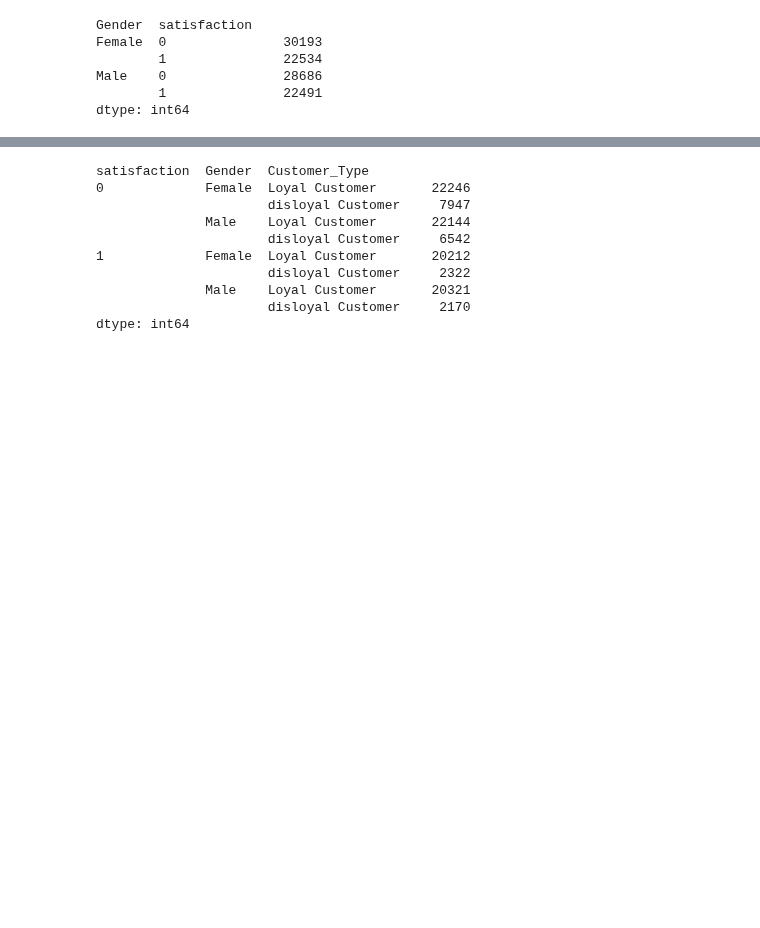
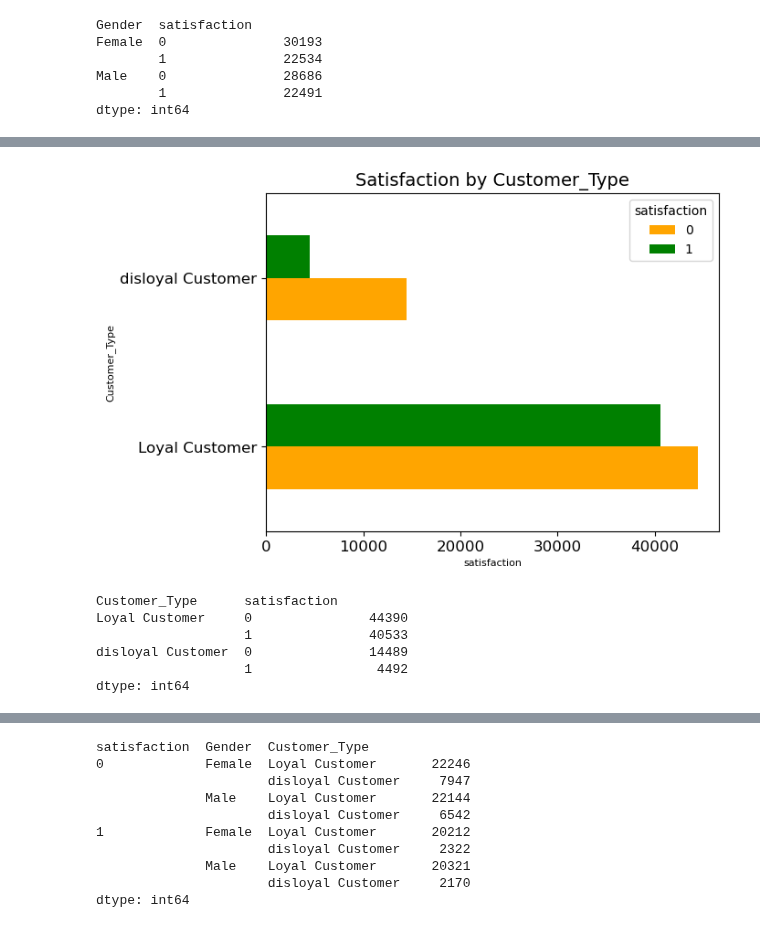
Before and after one commit to speplinski3/G3_Santander_Customer_Satisfaction, a Jupyter notebook: Airline_ETL.ipynb, the cells around one changed output, grey strips where cells are left out. Saved outputs shown, nothing was run; the diff lists cells and outputs as text; code cells hidden in the pictures; blank space fills up the shorter version.

```diff
--- a/Airline_ETL.ipynb
+++ b/Airline_ETL.ipynb
@@ -298,0 +299,24 @@ ax.set_ylabel('satisfaction', fontsize = 14); #set the y_label
+# %%
+# Satisfaction by Customer_Type
+
+by_cat_class = airline_data.groupby(['Customer_Type', 'satisfaction'])
+
+ax = by_cat_class.size().unstack().plot(kind='barh', color = ['orange','green'])
+
+#unstack and plot
+ax.set_title('Satisfaction by Customer_Type', size =14) #title
+plt.xticks(fontsize=12)
+plt.yticks(fontsize=12)
+ax.set_xlabel('satisfaction', fontsize = 8) #set the x_label
+ax.set_ylabel('Customer_Type', fontsize = 8); #set the y_label
+# %% [output]
+[figure, added]
+# %%
+airline_data.groupby(['Customer_Type','satisfaction']).size()
+# %% [output]
+Customer_Type      satisfaction
+Loyal Customer     0               44390
+                   1               40533
+disloyal Customer  0               14489
+                   1                4492
+dtype: int64
```
Also changed, not shown: parts of 11 cells of this notebook, 2 other files.
